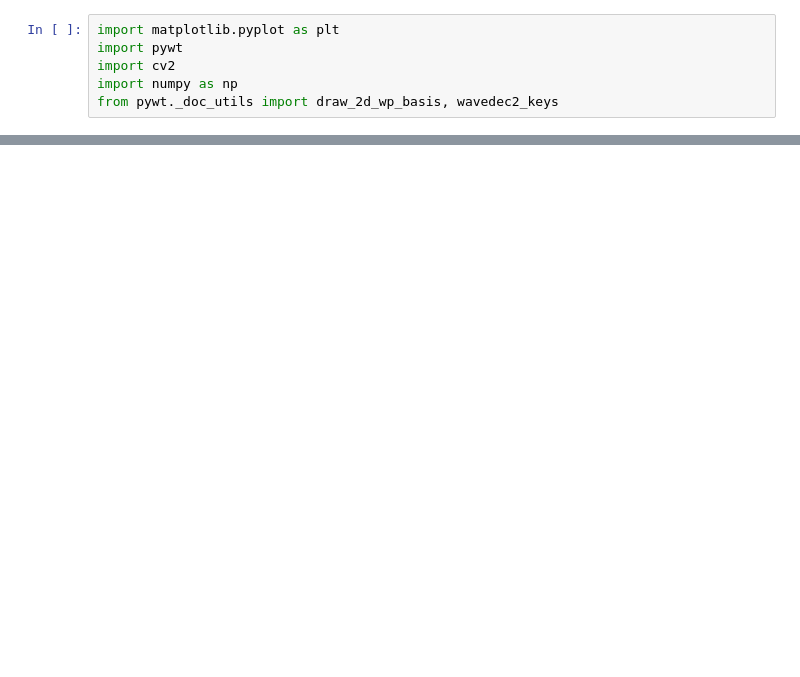
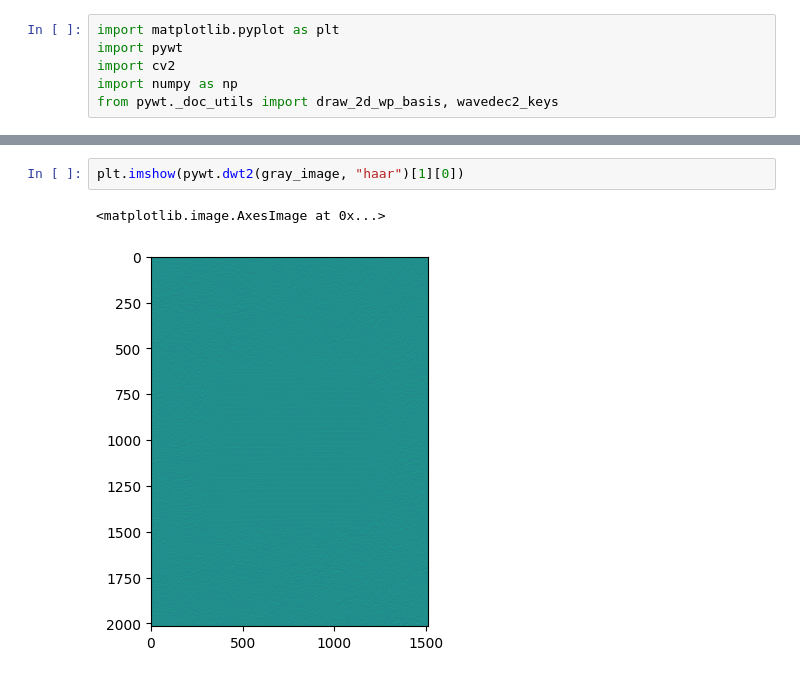
Before and after one commit to HuysArthur/texture-features-as-optimization-for-unsupervised-image-segmentation, a Jupyter notebook: wavelets.ipynb, the cells around one changed output, grey strips where cells are left out. Saved outputs shown, nothing was run; the diff lists cells and outputs as text; blank space fills up the shorter version.

```diff
--- a/wavelets.ipynb
+++ b/wavelets.ipynb
@@ -16,0 +17,5 @@ plt.show()
+# %%
+plt.imshow(pywt.dwt2(gray_image, "haar")[1][0])
+# %% [output]
+<matplotlib.image.AxesImage at 0x...>
+[figure, added]
```
Also changed, not shown: parts of 4 cells of this notebook, 1 other file.
